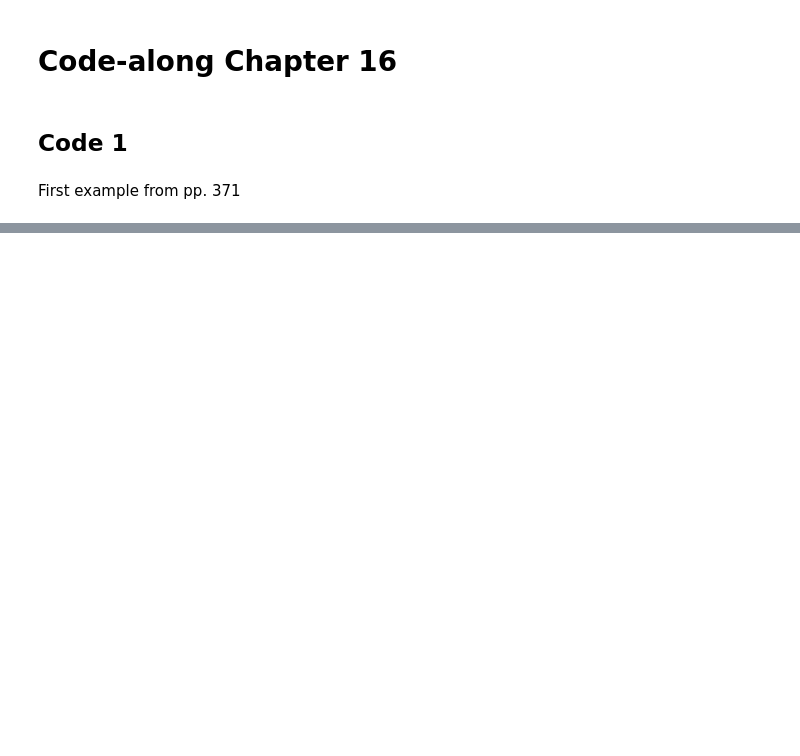
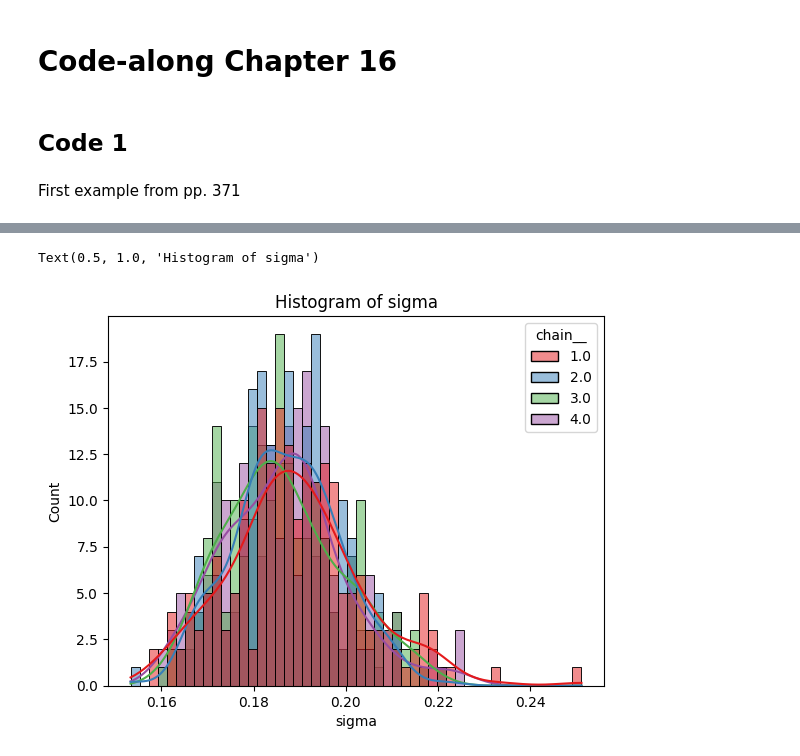
Before and after one commit to fontanads/statsdojo, a Jupyter notebook: stan/examples/lambert/ch16/ch16.ipynb, the cells around one changed output, grey strips where cells are left out. Cells and saved outputs as stored; diff of their text form; code cells hidden in the pictures; blank space fills up the shorter version.

```diff
--- a/stan/examples/lambert/ch16/ch16.ipynb
+++ b/stan/examples/lambert/ch16/ch16.ipynb
@@ -58,0 +201,3 @@ fit.summary()
+# %%
+df_draws = fit.draws_pd()
+df_draws
@@ -58,0 +218,17 @@ fit.summary()
+# %%
+# plot histogram of var with hue by chain
+# var_name = "mu"
+var_name = "sigma"
+
+sns.histplot(
+    data=df_draws,
+    x=var_name,
+    hue='chain__',
+    bins=50,
+    kde=True,
+    palette=sns.color_palette("Set1", n_colors=MCMC_chains)
+)
+plt.title(f"Histogram of {var_name}")
+# %% [output]
+Text(0.5, 1.0, 'Histogram of sigma')
+[figure, added]
```
Also changed, not shown: parts of 22 cells of this notebook, 3 other files.
